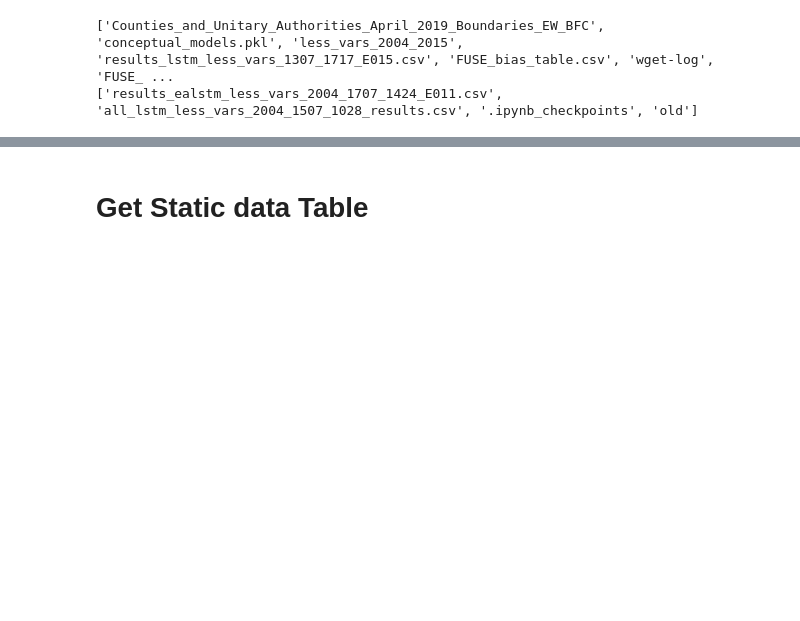
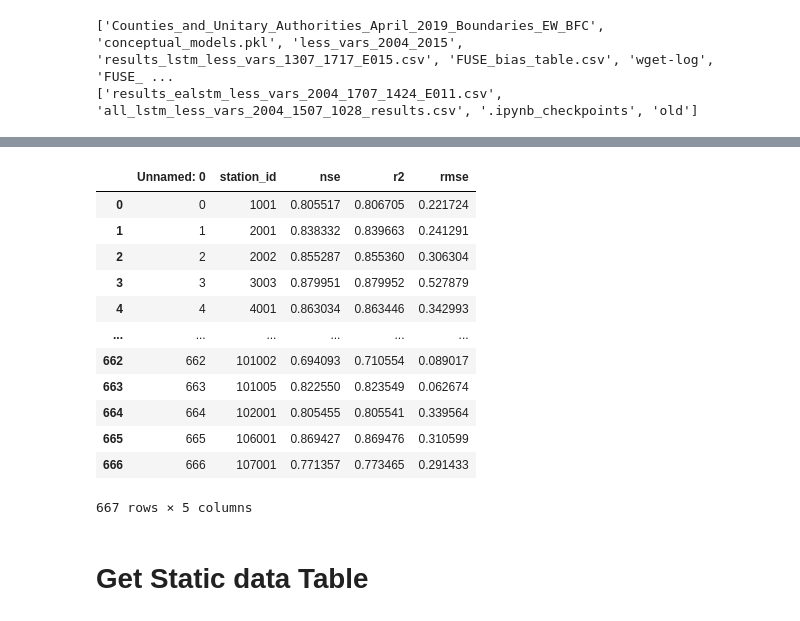
Before and after one commit to ECMWFCode4Earth/ml_drought, a Jupyter notebook: notebooks/draft/47_compare_to_FUSE.ipynb, the cells around one changed output, grey strips where cells are left out. Saved outputs shown, nothing was run; the diff lists cells and outputs as text; code cells hidden in the pictures; blank space fills up the shorter version.

```diff
--- a/notebooks/draft/47_compare_to_FUSE.ipynb
+++ b/notebooks/draft/47_compare_to_FUSE.ipynb
@@ -515,3 +536,22 @@ KeyError: 'sim'
+# %%
+pd.read_csv(data_dir / 'gcloud/FUSE_r2_table.csv')
+pd.read_csv(data_dir / 'gcloud/FUSE_rmse_table.csv')
+pd.read_csv(data_dir / 'gcloud/FUSE_nse_table.csv')
+pd.read_csv(data_dir / 'gcloud/LSTM_error_table.csv')
+# %% [output]
+|  | Unnamed: 0 | station_id | nse | r2 | rmse |
+| 0 | 0 | 1001 | 0.805517 | 0.806705 | 0.221724 |
+| 1 | 1 | 2001 | 0.838332 | 0.839663 | 0.241291 |
+| 2 | 2 | 2002 | 0.855287 | 0.855360 | 0.306304 |
+| 3 | 3 | 3003 | 0.879951 | 0.879952 | 0.527879 |
+| 4 | 4 | 4001 | 0.863034 | 0.863446 | 0.342993 |
+| ... | ... | ... | ... | ... | ... |
+| 662 | 662 | 101002 | 0.694093 | 0.710554 | 0.089017 |
+| 663 | 663 | 101005 | 0.822550 | 0.823549 | 0.062674 |
+| 664 | 664 | 102001 | 0.805455 | 0.805541 | 0.339564 |
+| 665 | 665 | 106001 | 0.869427 | 0.869476 | 0.310599 |
+| 666 | 666 | 107001 | 0.771357 | 0.773465 | 0.291433 |
+667 rows × 5 columns
 # %% [markdown]
 # Get Static data Table
 # %%
```
Also changed, not shown: parts of 10 cells of this notebook, 4 other files.
